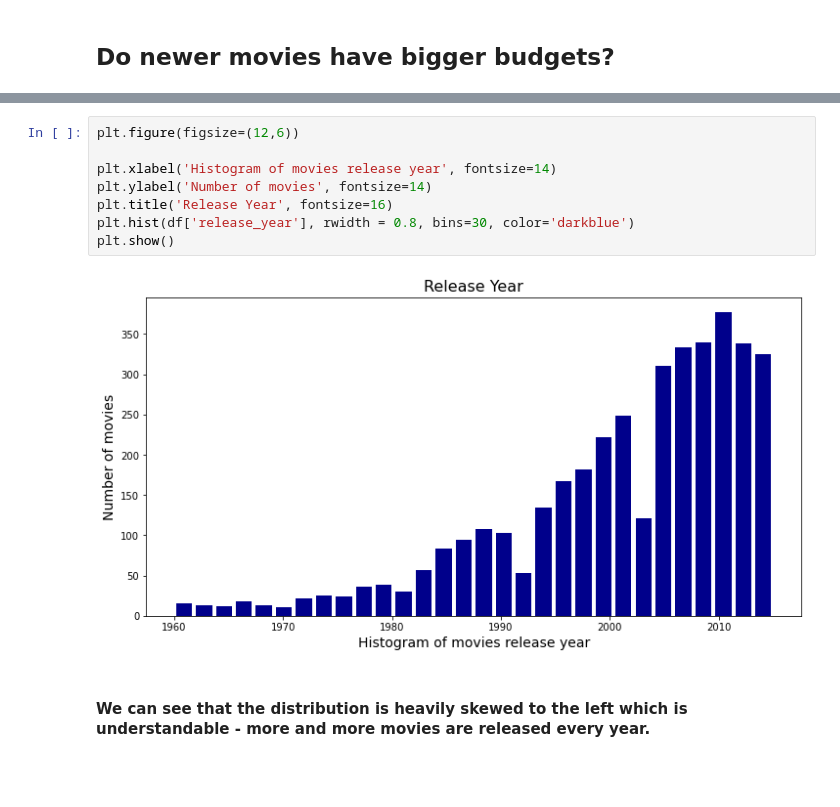
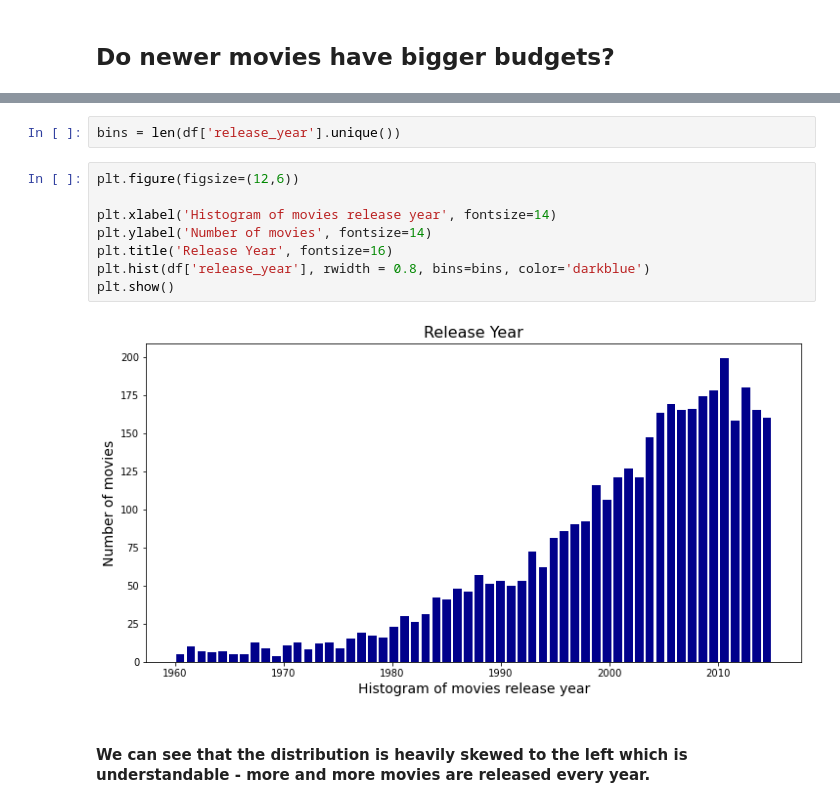
Before and after one commit to debskiszymon/Investigate_a_Dataset-Udacity, a Jupyter notebook: investigate-a-dataset-template-TMDB-Szymon-Debski.ipynb, the cells around one changed output, grey strips where cells are left out. Saved outputs shown, nothing was run; the diff lists cells and outputs as text; blank space fills up the shorter version.

```diff
--- a/investigate-a-dataset-template-TMDB-Szymon-Debski.ipynb
+++ b/investigate-a-dataset-template-TMDB-Szymon-Debski.ipynb
@@ -314,16 +324,18 @@ df.head(1)
 # %% [output]
 |  | id | imdb_id | popularity | budget | revenue | original_title | director | runtime | genres | ... |
 | 0 | 135397 | tt0369610 | 32.98576 | 150000000 | 1513528810 | Jurassic World | Colin Trevorrow | 124 | Action | ... |
+# %%
+bins = len(df['release_year'].unique())
 # %%
 plt.figure(figsize=(12,6))
 
 plt.xlabel('Histogram of movies release year', fontsize=14)
 plt.ylabel('Number of movies', fontsize=14)
 plt.title('Release Year', fontsize=16)
-plt.hist(df['release_year'], rwidth = 0.8, bins=30, color='darkblue')
+plt.hist(df['release_year'], rwidth = 0.8, bins=bins, color='darkblue')
 plt.show()
 # %% [output]
-[figure, old version]
+[figure, new version]
 # %% [markdown]
 #### We can see that the distribution is heavily skewed to the left which is understandable - more and more movies are released every year.
 # %%
```
Also changed, not shown: parts of 4 cells of this notebook, 1 other file.
